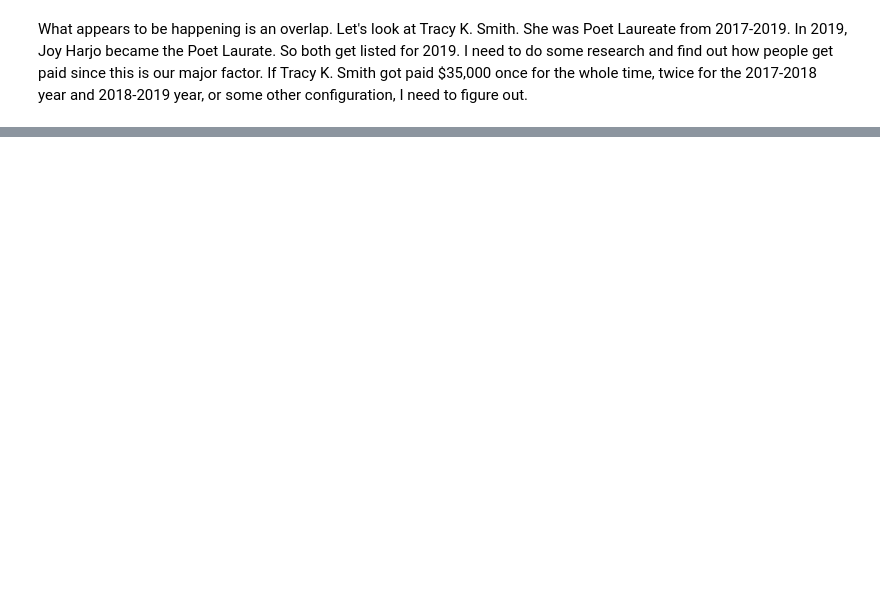
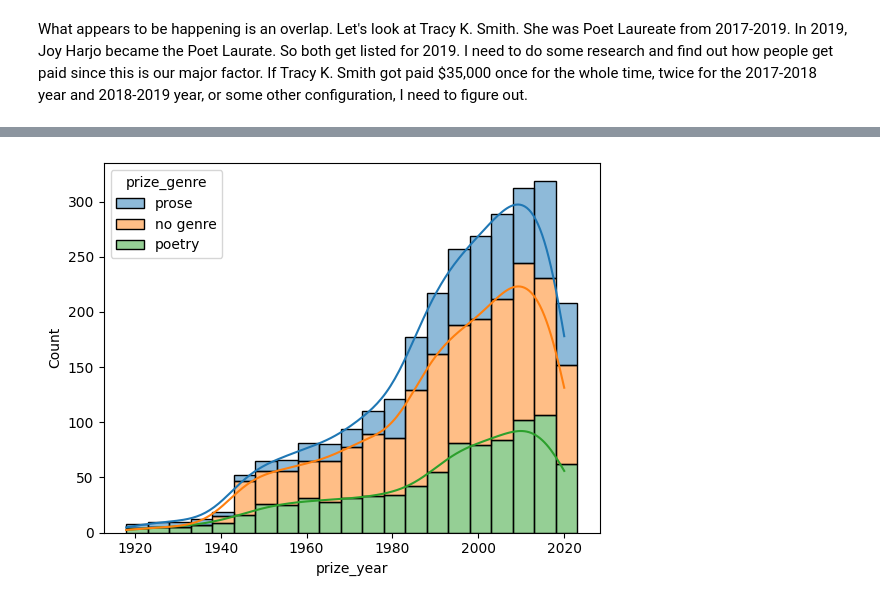
Before and after one commit to abigwind/literary-prizes, a Jupyter notebook: LiteraryPrizesDW.ipynb, the cells around one changed output, grey strips where cells are left out. Cells and saved outputs as stored; diff of their text form; code cells hidden in the pictures; blank space fills up the shorter version.

```diff
--- a/LiteraryPrizesDW.ipynb
+++ b/LiteraryPrizesDW.ipynb
@@ -773,0 +718,5 @@ Name: prize_amount, dtype: float64)]
+# %%
+sns.histplot(data=winners, x ='prize_year', binwidth=5, kde=True, hue='prize_genre', multiple='stack')
+plt.show()
+# %% [output]
+[figure, added]
```
Also changed, not shown: parts of 94 cells of this notebook, 1 other file.
